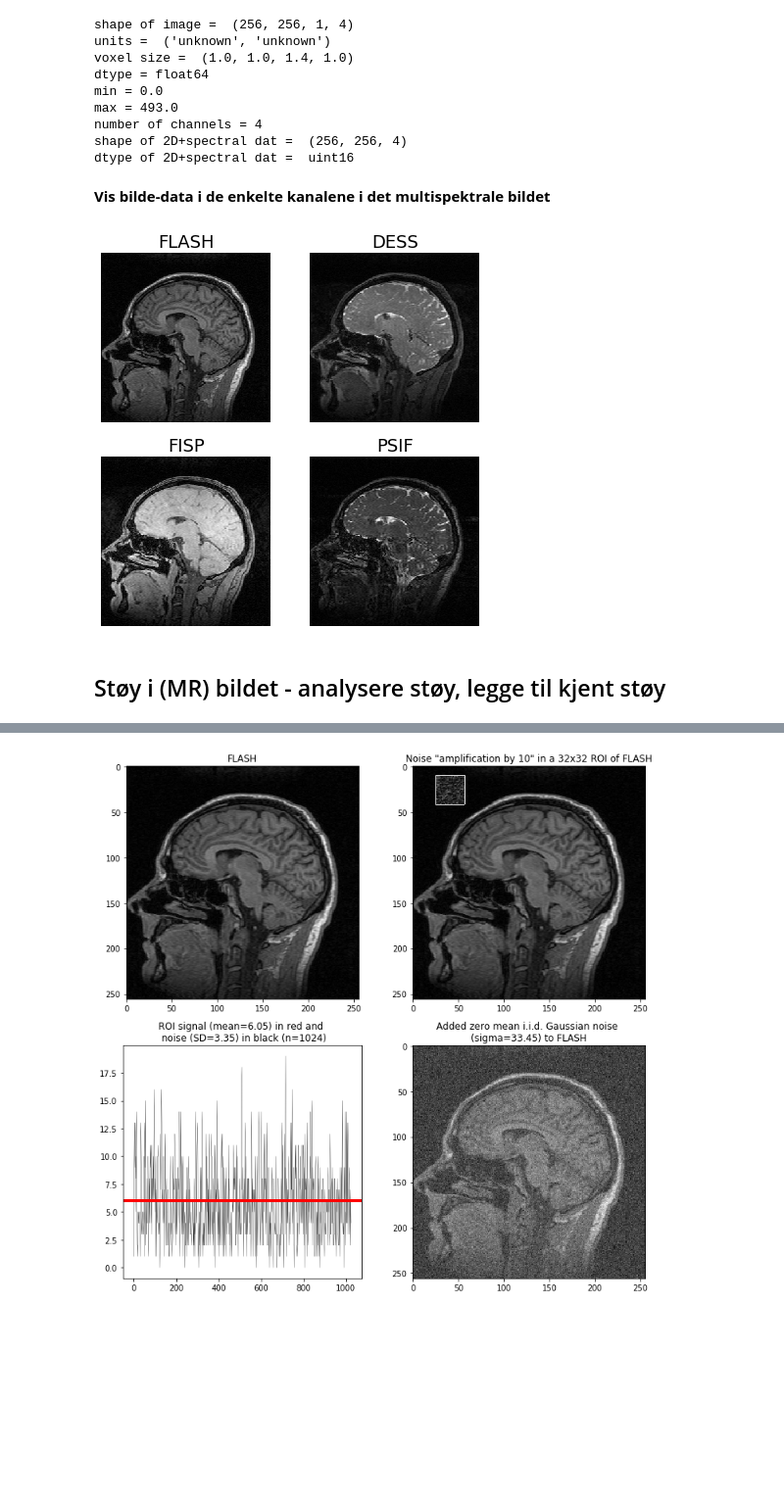
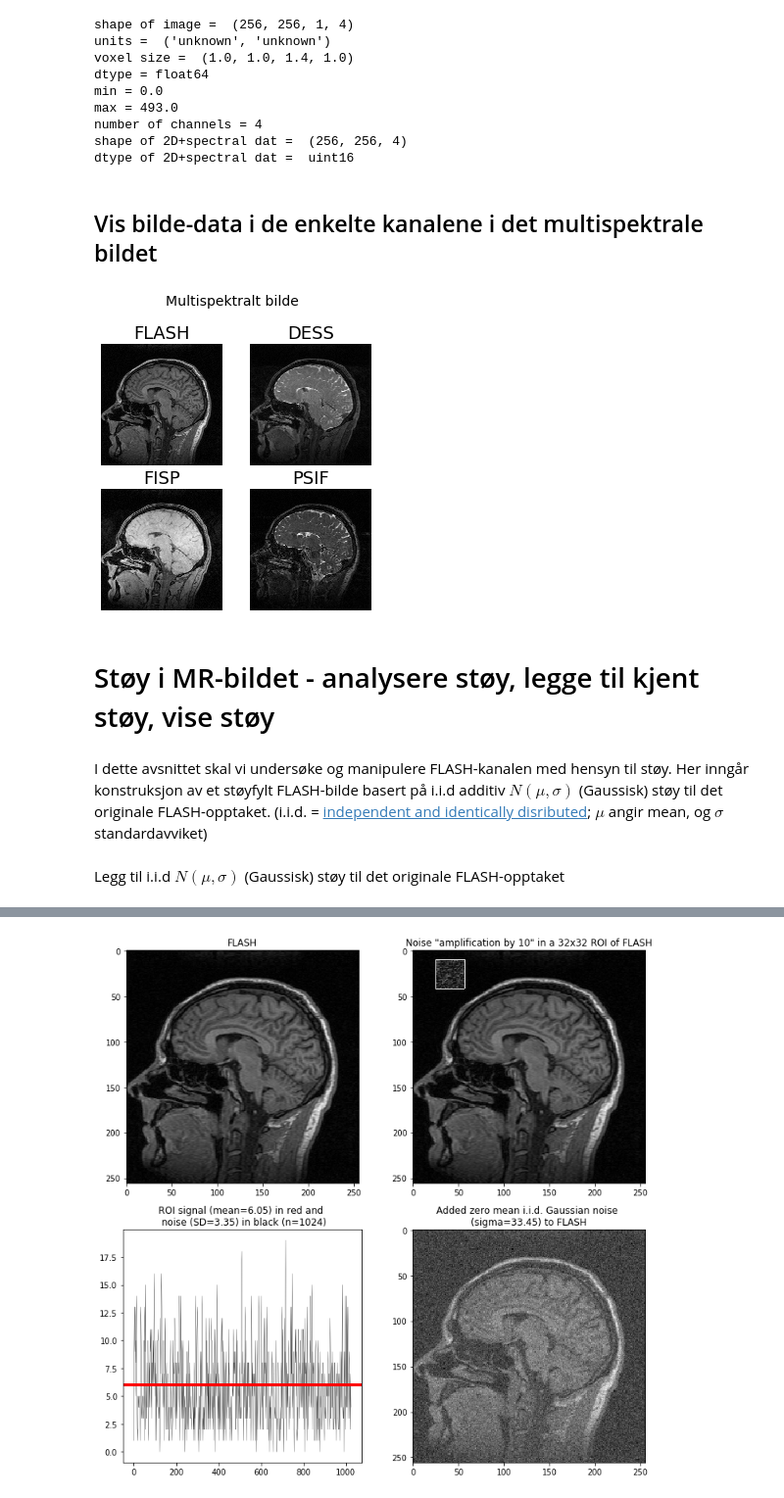
Before and after one commit to arvidl/elmed219-brainage, a Jupyter notebook: nbs/ELMED219-Lab2-Del2c-MRI-SNR-CNR.ipynb, the cells around one changed output, grey strips where cells are left out. Shown at 98% size. Drawn from its saved outputs; the diff is of its cells as text; code cells hidden in the pictures; blank space fills up the shorter version.

Commit message:
updated ELMED219-2020 part

```diff
--- a/nbs/ELMED219-Lab2-Del2c-MRI-SNR-CNR.ipynb
+++ b/nbs/ELMED219-Lab2-Del2c-MRI-SNR-CNR.ipynb
@@ -124,23 +145,24 @@ number of channels = 4
 shape of 2D+spectral dat =  (256, 256, 4)
 dtype of 2D+spectral dat =  uint16
 # %% [markdown]
-**Vis bilde-data i de enkelte kanalene i det multispektrale bildet**
+## Vis bilde-data i de enkelte kanalene i det multispektrale bildet
 # %%
-fig = plt.figure('Showing the multispectral image', figsize = [7, 7])
+fig = plt.figure('Showing the multispectral image', figsize = [5, 5])
 plt.tight_layout
 plt.subplot(2, 2, 1).set_axis_off(), plt.title(chn_names[0], fontsize=18)
 plt.imshow(dat[:, :, 0].T, cmap='gray', origin='lower')  # .T for transpose to correct orientation
 plt.subplot(2, 2, 2).set_axis_off(), plt.title(chn_names[1], fontsize=18)
 plt.imshow(dat[:, :, 1].T, cmap='gray', origin='lower')
 plt.subplot(2, 2, 3).set_axis_off(), plt.title(chn_names[2], fontsize=18)
 plt.imshow(dat[:, :, 2].T, cmap='gray', origin='lower')
 plt.subplot(2, 2, 4).set_axis_off(), plt.title(chn_names[3], fontsize=18)
 plt.imshow(dat[:, :, 3].T, cmap='gray', origin='lower')
+plt.suptitle("Multispektralt bilde", fontsize=14, y=1.02)
 plt.show()
-
-#fig.savefig('%s/prj/ELMED219/results/flash_dess_fisp_psif_channel_images.png' % (home),
-#            transparent=False, dpi=300, bbox_inches="tight")
 # %% [output]
-[figure, old version]
+[figure, new version]
 # %% [markdown]
-## Støy i (MR) bildet - analysere støy, legge til kjent støy
+# Støy i MR-bildet - analysere støy, legge til kjent støy, vise støy
+# %% [markdown]
+I dette avsnittet skal vi undersøke og manipulere FLASH-kanalen med hensyn til støy.
+Her inngår konstruksjon av et støyfylt FLASH-bilde basert på i.i.d additiv  $N(\mu, \sigma)$ (Gaussisk) støy til det originale FLASH-opptaket. (i.i.d. = [independent and identically disributed](https://en.wikipedia.org/wiki/Independent_and_identically_distributed_random_variables); $\mu$ angir mean, og $\sigma$ standardavviket)
@@ -146,0 +193,2 @@ plt.show()
+# %% [markdown]
+Legg til i.i.d  $N(\mu, \sigma)$ (Gaussisk) støy til det originale FLASH-opptaket
```
Also changed, not shown: parts of 109 cells of this notebook, 15 other files.
